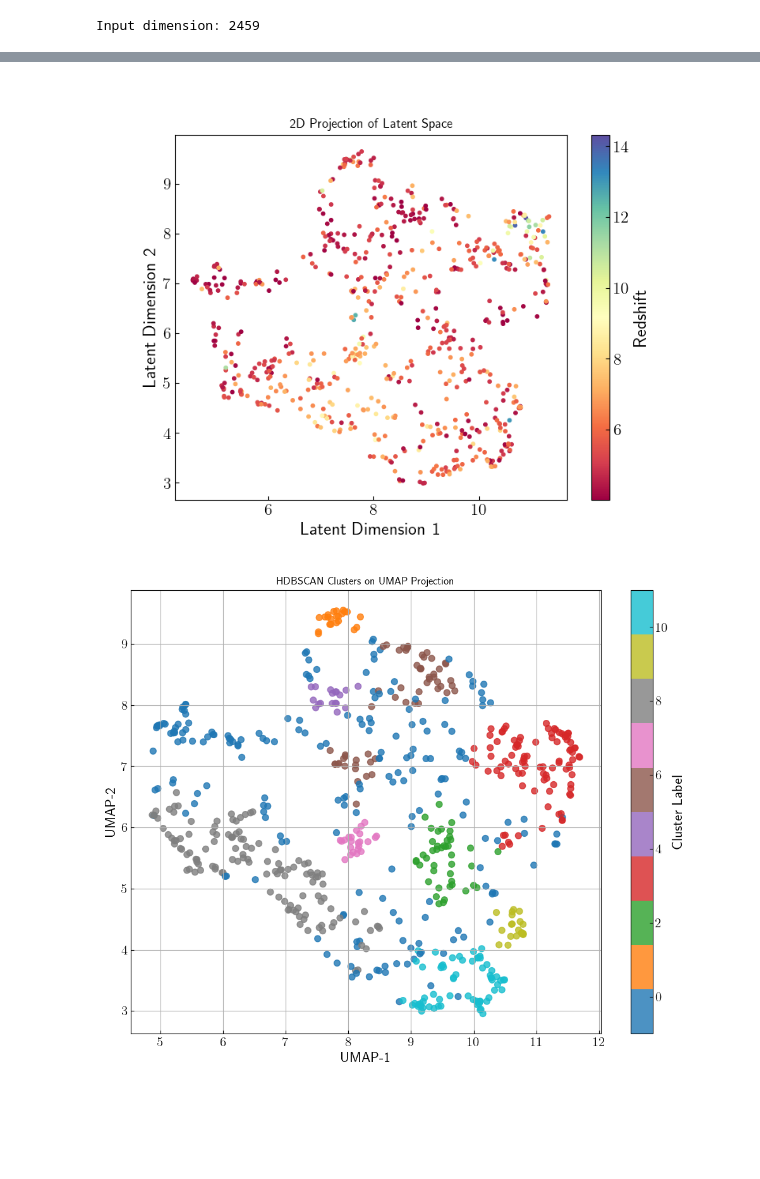
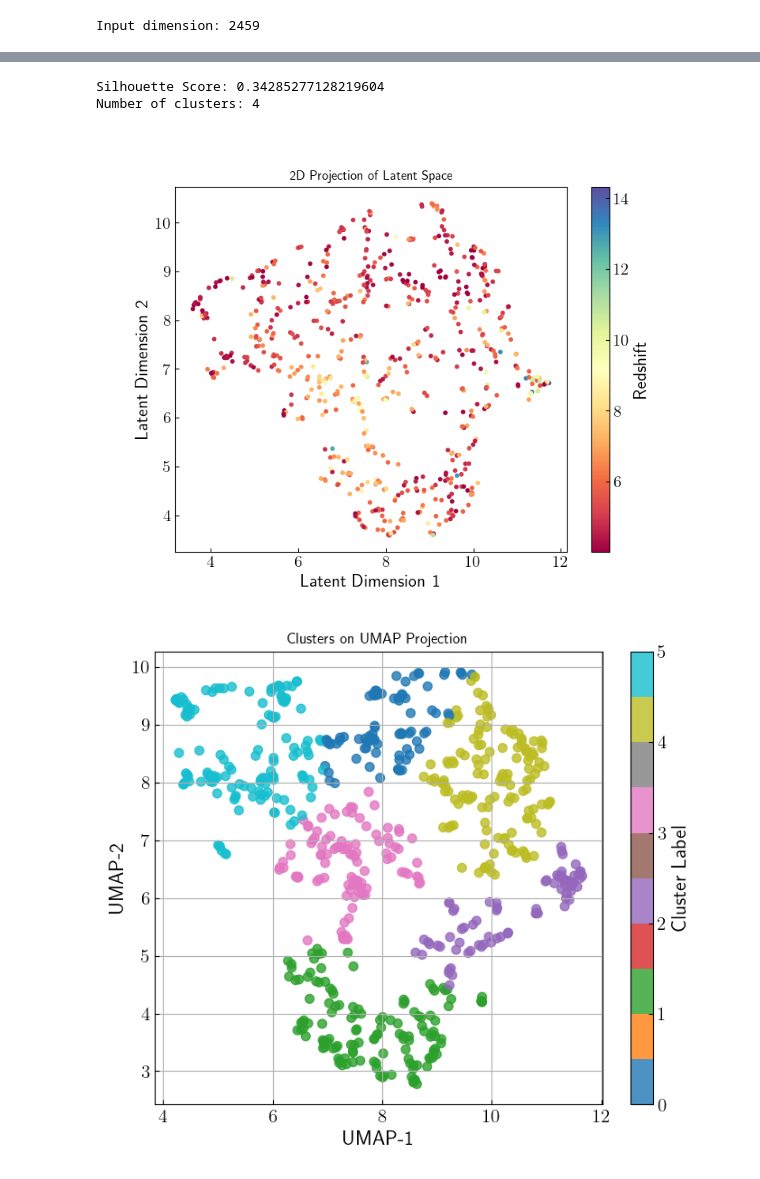
Before and after one commit to aayush3009/learnspec, a Jupyter notebook: notebooks/vae_clustering.ipynb, the cells around one changed output, grey strips where cells are left out. Saved outputs shown, nothing was run; the diff lists cells and outputs as text; code cells hidden in the pictures; blank space fills up the shorter version.

```diff
--- a/notebooks/vae_clustering.ipynb
+++ b/notebooks/vae_clustering.ipynb
@@ -385,17 +429,26 @@ Reconstruction error: 0.3815251829460883
 # %%
 ### Perform clustering in latent space
-# import hdbscan
-# clusterer = hdbscan.HDBSCAN(min_cluster_size=10, min_samples=5)
-# cluster_labels = clusterer.fit_predict(z_mean)  # shape (n_samples, 16)
+import hdbscan
+# clusterer = hdbscan.HDBSCAN(min_cluster_size=5, min_samples=5)
+# cluster_labels = clusterer.fit_predict(z_mean, z_log_var)  # shape (n_samples, 16)
 
 ### Use GMM
 from sklearn.mixture import GaussianMixture
-gmm = GaussianMixture(n_components=5, covariance_type='full', random_state=42)
+gmm = GaussianMixture(n_components=4, covariance_type='full', random_state=42)
 cluster_labels = gmm.fit_predict(z_mean)
+
+### Use the silhouette score to evaluate the clustering
+from sklearn.metrics import silhouette_score
+silhouette_avg = silhouette_score(z_mean, cluster_labels)
+print(f"Silhouette Score: {silhouette_avg}")
+print(f"Number of clusters: {len(np.unique(cluster_labels))}")
+# %% [output]
+Silhouette Score: 0.34285277128219604
+Number of clusters: 4
 # %%
 # Use UMAP to reduce the latent space to 2D
 import umap
-umap_model = umap.UMAP(n_neighbors=10, min_dist=0., metric='euclidean')
+umap_model = umap.UMAP(n_neighbors=5, min_dist=0., metric='euclidean')
 z_2d = umap_model.fit_transform(z_mean)
 
 # Plot the 2D latent space
@@ -409,29 +462,36 @@ plt.xlabel("Latent Dimension 1")
 plt.ylabel("Latent Dimension 2")
 plt.show()
 # %% [output]
-[figure, old version]
+[figure, new version]
 # %%
 ### Let's perfomr some clustering on the UMAP output using HDBSCAN
 import hdbscan
 
 # umap_embedding: shape (n_samples, 2), from earlier
 umap_embedding = umap_model.fit_transform(z_mean)
-clusterer = hdbscan.HDBSCAN(min_cluster_size=10, min_samples=10, metric='euclidean')
-cluster_labels = clusterer.fit_predict(umap_embedding)
+
+### Use HDBSCAN to cluster the UMAP output
+# clusterer = hdbscan.HDBSCAN(min_cluster_size=5, min_samples=10, metric='euclidean')
+# cluster_labels = clusterer.fit_predict(umap_embedding)
+
+### Use GMM instead
+gmm = GaussianMixture(n_components=6, covariance_type='full', random_state=42)
+cluster_labels = gmm.fit_predict(umap_embedding)
 
 # Plotting
-plt.figure(figsize=(10, 8))
+plt.close()
+plt.figure(figsize=(7, 6))
 plt.scatter(umap_embedding[:, 0], umap_embedding[:, 1],
             c=cluster_labels, cmap='tab10', s=50, alpha=0.8)
-plt.title('HDBSCAN Clusters on UMAP Projection')
+plt.title('Clusters on UMAP Projection')
 plt.xlabel('UMAP-1')
 plt.ylabel('UMAP-2')
 plt.colorbar(label='Cluster Label')
 plt.grid(True)
 plt.tight_layout()
 plt.show()
 # %% [output]
-[figure, old version]
+[figure, new version]
 # %%
 ### Let's produce a mean spectrum per cluster
 unique_labels = np.unique(cluster_labels)
```
Also changed, not shown: parts of 18 cells of this notebook, 7 other files.
